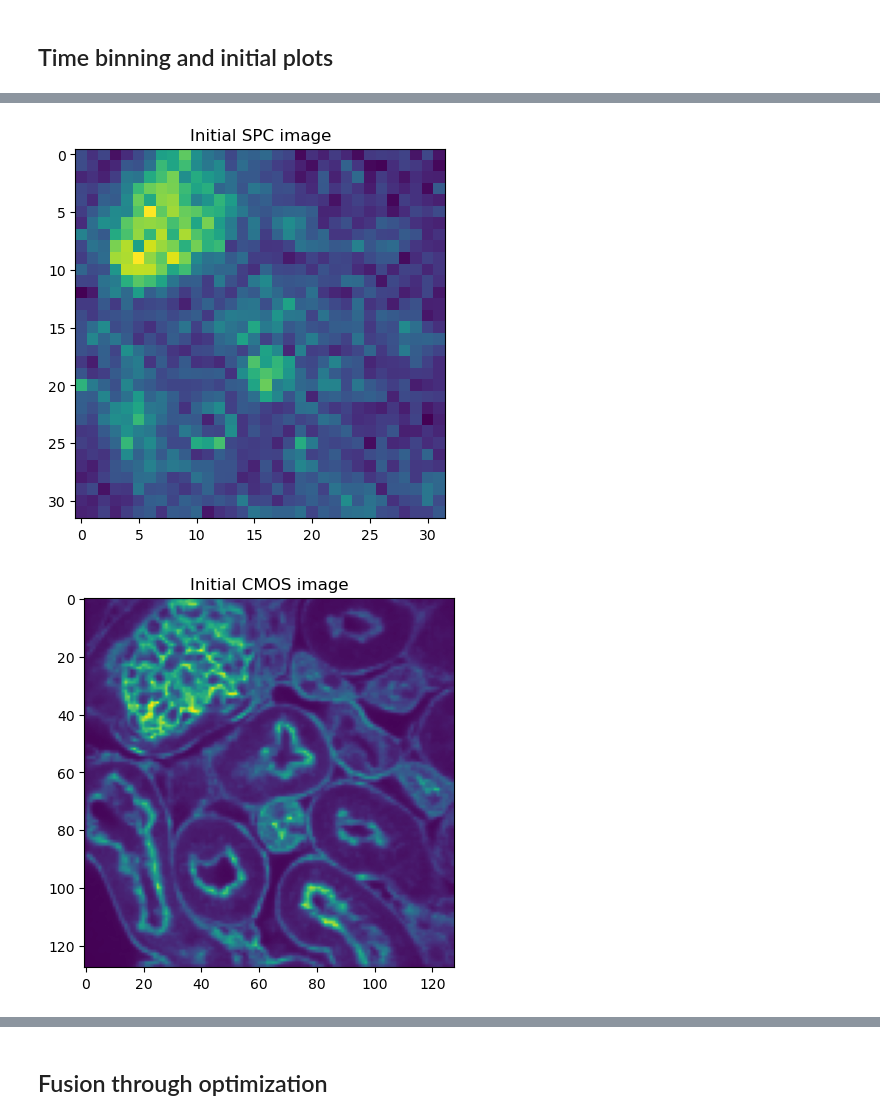
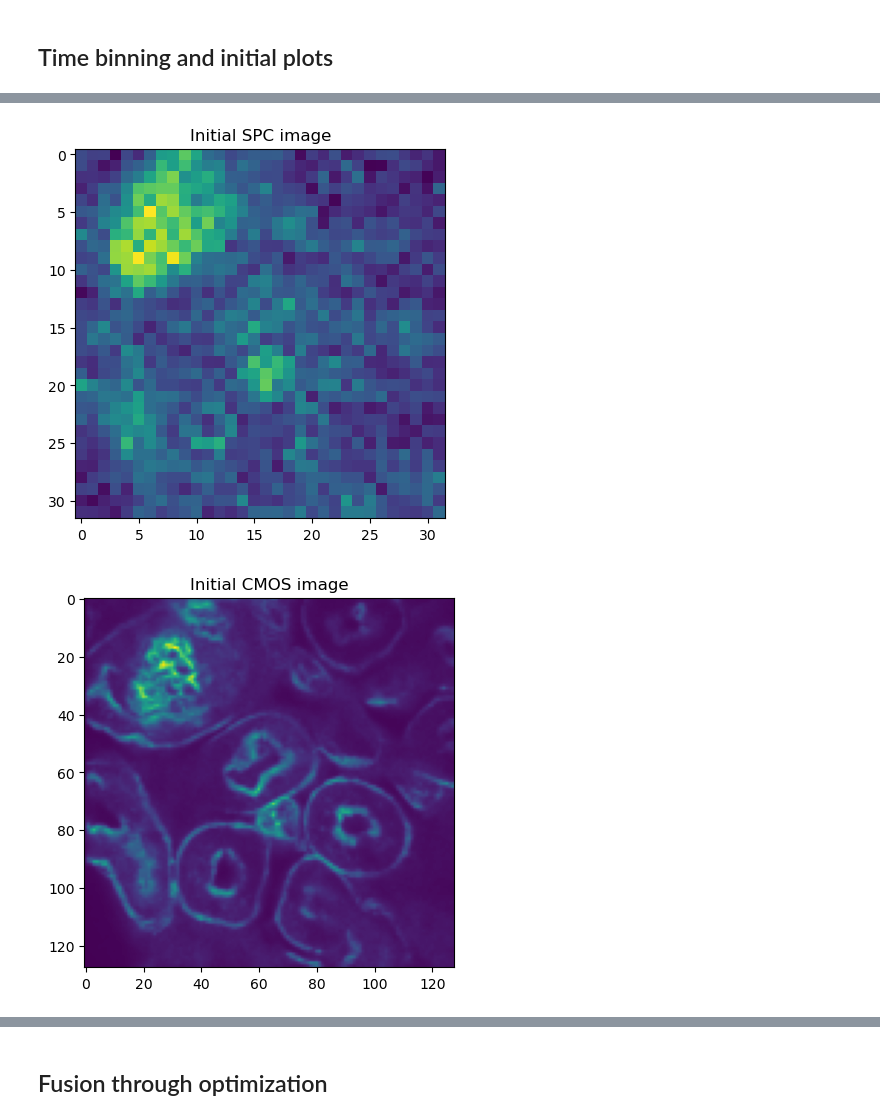
Before and after one commit to FluoLab/datafusion, a Jupyter notebook: analysis.ipynb, the cells around one changed output, grey strips where cells are left out. Saved outputs shown, nothing was run; the diff lists cells and outputs as text; code cells hidden in the pictures.

```diff
--- a/analysis.ipynb
+++ b/analysis.ipynb
@@ -15,6 +15,9 @@ from utils import RESOURCES_PATH
 DATA_RESOURCES_PATH = "/Users/federicosimoni/Library/Mobile Documents/com~apple~CloudDocs/Università/Tesi/Code/CS-FLIM_lab/20240703/kidney"
 
 XY_DIM = 128
+Z_START = 5
+Z_END = 20
+
 CMOS_PATH = os.path.join(DATA_RESOURCES_PATH, "kidney2_520_4m_rec_FOVcorrected.mat")
 # SPC_PATH = RESOURCES_PATH / "kidney" / "520_kidneyCells_550_550_610_SPC_raw_proc_tlxy.mat"
 SPC_PATH = os.path.join(DATA_RESOURCES_PATH, "520_kidney2_550_550_610_SPC_raw_proc_tlxy.mat")
@@ -38,32 +41,28 @@ else:
     plt.show()
 
 cmos = cmos / cmos.max()
+cmos = cmos[Z_START:Z_END]
 
 spc = sp.io.loadmat(SPC_PATH)["im"]
 t = np.squeeze(sp.io.loadmat(SPC_PATH)["t"])
 spc[:, :, 0, 0] = spc[:, :, 1, 0]
-# sp.io.savemat('spcOriginal.mat', {'spc': spc})
 lam = np.squeeze(sp.io.loadmat(LAMBDA_PATH)["lambda"])
-
-# time_decay = np.sum(spc, axis=(1, 2, 3))
-# plt.plot(t, time_decay)
-# plt.title("Initial global time")
-# plt.show()
 # %% [markdown]
 ## Time binning and initial plots
 # %%
-# # data binning
-# t, spc, dt = bin_data(spc, t, 0.05)
+# cut the time (first)
+curve = np.squeeze(np.sum(spc, axis=(1, 2, 3)))
+val = np.max(curve)
+pos_max = np.argmax(curve)
+curve = curve[pos_max:]
+# b = np.argmin(abs(curve - curve[0] * (1 - np.exp(-1 / 1))))
+b = 512
+# curve=curve[0:b]
+spc = spc[pos_max: (pos_max + b)]
+t = t[pos_max: (pos_max + b)]
 
-# # cut the time
-# curve = np.squeeze(np.sum(spc, axis=(1, 2, 3)))
-# val = np.max(curve)
-# pos_max = np.argmax(curve)
-# curve = curve[pos_max:]
-# b = np.argmin(abs(curve - curve[0] * (1 - np.exp(-1 / 5))))
-# # curve=curve[0:b]
-# spc = spc[pos_max: (pos_max + b), :, :, :]
-# t = t[pos_max: (pos_max + b)]
+# data binning (after cut)
+t, spc, dt = bin_data(spc, t, 0.1)
 
 time_decay = np.mean(spc, axis=(1, 2, 3))
 plt.plot(t, time_decay)
@@ -113,5 +112,5 @@ plt.show()
-[figure, old version]
+[figure, new version]
-[figure, old version]
+[figure, new version]
 [figure]
 # %% [markdown]
 ## Fusion through optimization
```
Also changed, not shown: parts of 6 cells of this notebook, 2 other files.
